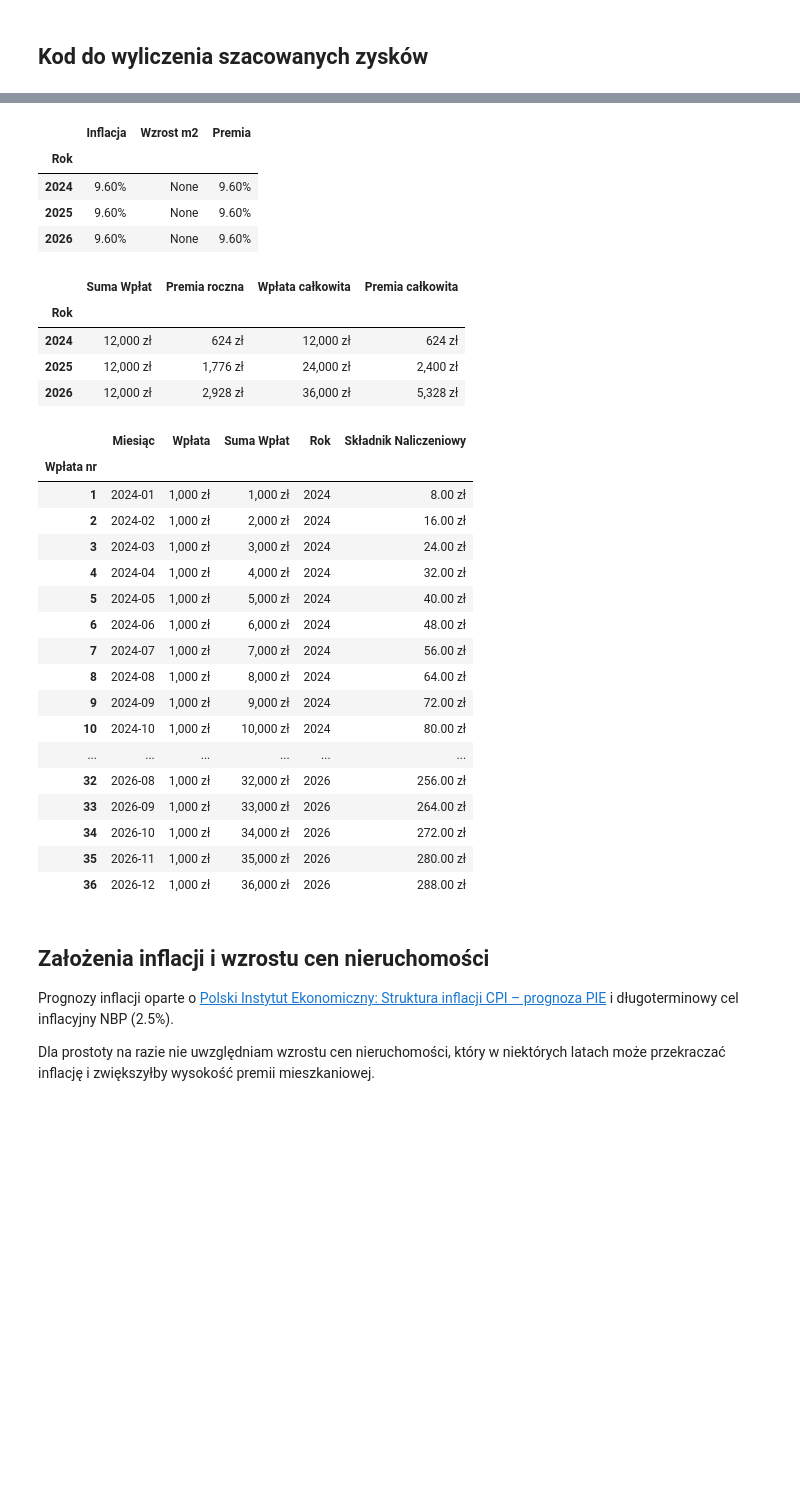
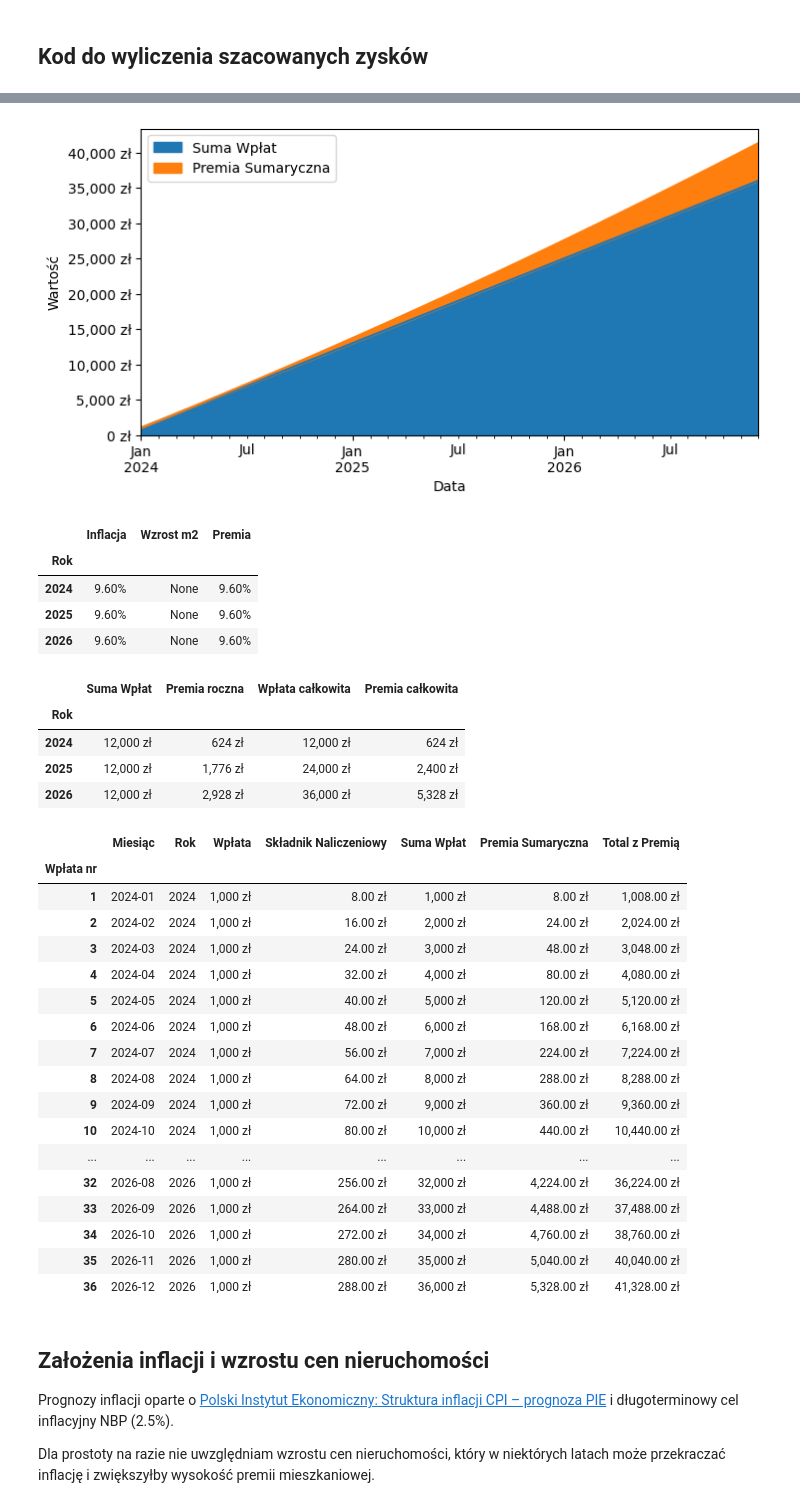
Before and after one commit to swiety/konto_mieszkaniowe, a Jupyter notebook: konto-mieszkaniowe.ipynb, the cells around one changed output, grey strips where cells are left out. Cells and saved outputs as stored; diff of their text form; code cells hidden in the pictures; blank space fills up the shorter version.

Commit message:
dodane wykresy

```diff
--- a/konto-mieszkaniowe.ipynb
+++ b/konto-mieszkaniowe.ipynb
@@ -28,6 +28,9 @@
 ## Kod do wyliczenia szacowanych zysków
 # %%
 import pandas as pd
+import matplotlib.pyplot as plt
+from matplotlib.ticker import StrMethodFormatter
+
 
 # TODO: 1% dla banku
 # TODO: porównaj do EDO i do inflacji
@@ -89,6 +92,12 @@ def symulacja_konta(data_startu, ile_lat, ile_wplat, wysokosc_wplat, premia):
                 str(row['Rok']), 'Premia')
         ), axis=1
     )
+    df_konto['Premia Sumaryczna'] = df_konto['Składnik Naliczeniowy'].cumsum()
+    df_konto['Total z Premią'] = df_konto.apply(
+        lambda row: row['Suma Wpłat'] + row['Premia Sumaryczna'], axis=1)
+    df_konto = df_konto.reindex(columns=[
+        'Miesiąc', 'Rok', 'Wpłata', 'Składnik Naliczeniowy',
+        'Suma Wpłat', 'Premia Sumaryczna', 'Total z Premią'])
     df_roczne = df_konto[['Wpłata', 'Składnik Naliczeniowy', 'Rok']].groupby(
         'Rok').sum()
     df_roczne = df_roczne.rename(columns={
@@ -102,7 +111,9 @@ def symulacja_konta(data_startu, ile_lat, ile_wplat, wysokosc_wplat, premia):
         'Miesiąc': lambda d: d.strftime('%Y-%m'),
         'Wpłata': '{:,.0f} zł'.format,
         'Suma Wpłat': '{:,.0f} zł'.format,
-        'Składnik Naliczeniowy': '{:,.2f} zł'.format
+        'Składnik Naliczeniowy': '{:,.2f} zł'.format,
+        'Premia Sumaryczna': '{:,.2f} zł'.format,
+        'Total z Premią': '{:,.2f} zł'.format
     })
     df_roczne_styled = df_roczne.style.format({
         'Premia roczna': '{:,.0f} zł'.format,
@@ -110,7 +121,19 @@ def symulacja_konta(data_startu, ile_lat, ile_wplat, wysokosc_wplat, premia):
         'Suma Wpłat': '{:,.0f} zł'.format,
         'Wpłata całkowita': '{:,.0f} zł'.format,
     })
-    return df_konto_styled, df_roczne_styled
+    return df_konto_styled, df_roczne_styled, df_konto, df_roczne
+
+
+def rysuj_wykres_lokaty(df_konto):
+    df_wykres_wplat = df_konto[['Miesiąc', 'Suma Wpłat',
+                                'Premia Sumaryczna']].set_index(['Miesiąc'])
+    fig, axs = plt.subplots(figsize=(8, 4))
+    df_wykres_wplat.plot.area(ax=axs)
+    axs.set_ylabel('Wartość')
+    axs.set_xlabel('Data')
+    plt.gca().yaxis.set_major_formatter(
+        StrMethodFormatter('{x:,.0f} zł'))  # 2 decimal places
+    plt.show()
 # %% [markdown]
 ## Test symulatora
 Liczymy scenariusz ze stron rządowych [PierwszeMieszkanie.gov.pl](https://pierwszemieszkanie.gov.pl/), a konkretnie ten scenariusz:
@@ -123,40 +146,42 @@ Czyli:
 # %%
 df_inflacja1 = zalozenia_inflacji_i_wzrostu_m2(
     inflacja=[pct/100 for pct in [9.6] * 3], wzrost_m2=None)
+df_konto1_styled, df_roczne1_styled, df_konto1, _ = symulacja_konta(
+    data_startu='2024-01', ile_lat=3, ile_wplat=3*12, wysokosc_wplat=1000, premia=df_inflacja1)
+rysuj_wykres_lokaty(df_konto1)
 display(formatuj_inflacje(df_inflacja1))
-df_konto1, df_roczne1 = symulacja_konta(
-    data_startu='2024-01', ile_lat=3, ile_wplat=3*12, wysokosc_wplat=1000, premia=df_inflacja1)
-display(df_roczne1)
-display(df_konto1)
+display(df_roczne1_styled)
+display(df_konto1_styled)
 # %% [output]
+[figure, added]
 |  | Inflacja | Wzrost m2 | Premia |
 | Rok |  |  |  |
 | 2024 | 9.60% | None | 9.60% |
 | 2025 | 9.60% | None | 9.60% |
 | 2026 | 9.60% | None | 9.60% |
 |  | Suma Wpłat | Premia roczna | Wpłata całkowita | Premia całkowita |
 | Rok |  |  |  |  |
 | 2024 | 12,000 zł | 624 zł | 12,000 zł | 624 zł |
 | 2025 | 12,000 zł | 1,776 zł | 24,000 zł | 2,400 zł |
 | 2026 | 12,000 zł | 2,928 zł | 36,000 zł | 5,328 zł |
-|  | Miesiąc | Wpłata | Suma Wpłat | Rok | Składnik Naliczeniowy |
-| Wpłata nr |  |  |  |  |  |
-| 1 | 2024-01 | 1,000 zł | 1,000 zł | 2024 | 8.00 zł |
-| 2 | 2024-02 | 1,000 zł | 2,000 zł | 2024 | 16.00 zł |
-| 3 | 2024-03 | 1,000 zł | 3,000 zł | 2024 | 24.00 zł |
-| 4 | 2024-04 | 1,000 zł | 4,000 zł | 2024 | 32.00 zł |
-| 5 | 2024-05 | 1,000 zł | 5,000 zł | 2024 | 40.00 zł |
-| 6 | 2024-06 | 1,000 zł | 6,000 zł | 2024 | 48.00 zł |
-| 7 | 2024-07 | 1,000 zł | 7,000 zł | 2024 | 56.00 zł |
-| 8 | 2024-08 | 1,000 zł | 8,000 zł | 2024 | 64.00 zł |
-| 9 | 2024-09 | 1,000 zł | 9,000 zł | 2024 | 72.00 zł |
-| 10 | 2024-10 | 1,000 zł | 10,000 zł | 2024 | 80.00 zł |
-| ... | ... | ... | ... | ... | ... |
-| 32 | 2026-08 | 1,000 zł | 32,000 zł | 2026 | 256.00 zł |
-| 33 | 2026-09 | 1,000 zł | 33,000 zł | 2026 | 264.00 zł |
-| 34 | 2026-10 | 1,000 zł | 34,000 zł | 2026 | 272.00 zł |
-| 35 | 2026-11 | 1,000 zł | 35,000 zł | 2026 | 280.00 zł |
-| 36 | 2026-12 | 1,000 zł | 36,000 zł | 2026 | 288.00 zł |
+|  | Miesiąc | Rok | Wpłata | Składnik Naliczeniowy | Suma Wpłat | Premia Sumaryczna | Total z Premią |
+| Wpłata nr |  |  |  |  |  |  |  |
+| 1 | 2024-01 | 2024 | 1,000 zł | 8.00 zł | 1,000 zł | 8.00 zł | 1,008.00 zł |
+| 2 | 2024-02 | 2024 | 1,000 zł | 16.00 zł | 2,000 zł | 24.00 zł | 2,024.00 zł |
+| 3 | 2024-03 | 2024 | 1,000 zł | 24.00 zł | 3,000 zł | 48.00 zł | 3,048.00 zł |
+| 4 | 2024-04 | 2024 | 1,000 zł | 32.00 zł | 4,000 zł | 80.00 zł | 4,080.00 zł |
+| 5 | 2024-05 | 2024 | 1,000 zł | 40.00 zł | 5,000 zł | 120.00 zł | 5,120.00 zł |
+| 6 | 2024-06 | 2024 | 1,000 zł | 48.00 zł | 6,000 zł | 168.00 zł | 6,168.00 zł |
+| 7 | 2024-07 | 2024 | 1,000 zł | 56.00 zł | 7,000 zł | 224.00 zł | 7,224.00 zł |
+| 8 | 2024-08 | 2024 | 1,000 zł | 64.00 zł | 8,000 zł | 288.00 zł | 8,288.00 zł |
+| 9 | 2024-09 | 2024 | 1,000 zł | 72.00 zł | 9,000 zł | 360.00 zł | 9,360.00 zł |
+| 10 | 2024-10 | 2024 | 1,000 zł | 80.00 zł | 10,000 zł | 440.00 zł | 10,440.00 zł |
+| ... | ... | ... | ... | ... | ... | ... | ... |
+| 32 | 2026-08 | 2026 | 1,000 zł | 256.00 zł | 32,000 zł | 4,224.00 zł | 36,224.00 zł |
+| 33 | 2026-09 | 2026 | 1,000 zł | 264.00 zł | 33,000 zł | 4,488.00 zł | 37,488.00 zł |
+| 34 | 2026-10 | 2026 | 1,000 zł | 272.00 zł | 34,000 zł | 4,760.00 zł | 38,760.00 zł |
+| 35 | 2026-11 | 2026 | 1,000 zł | 280.00 zł | 35,000 zł | 5,040.00 zł | 40,040.00 zł |
+| 36 | 2026-12 | 2026 | 1,000 zł | 288.00 zł | 36,000 zł | 5,328.00 zł | 41,328.00 zł |
 # %% [markdown]
 ## Założenia inflacji i wzrostu cen nieruchomości
 
```
Also changed, not shown: parts of 1 cell of this notebook, 1 other file.
